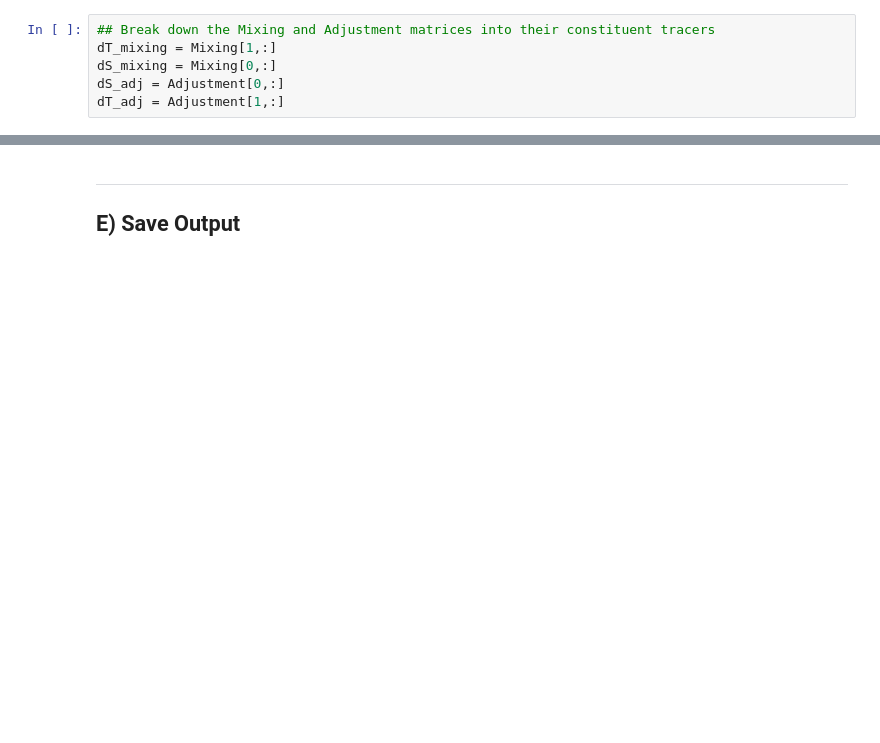
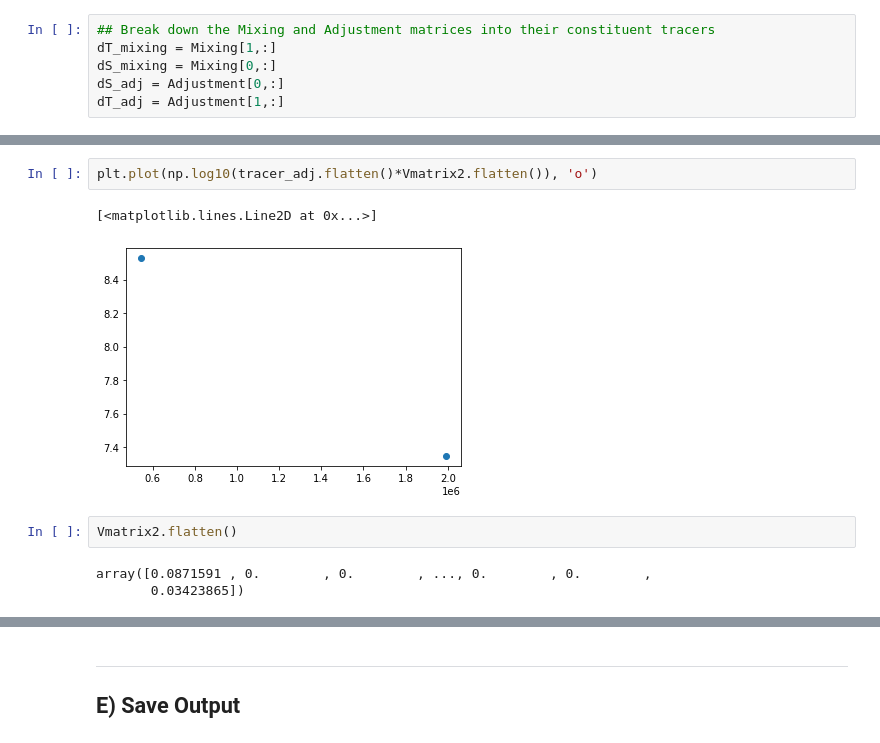
Before and after one commit to taimoorsohail/Min_Max_Transform, a Jupyter notebook: ACCESS_CM2/MTM_ACCESS.ipynb, the cells around one changed output, grey strips where cells are left out. Cells and saved outputs as stored; diff of their text form; blank space fills up the shorter version.

```diff
--- a/ACCESS_CM2/MTM_ACCESS.ipynb
+++ b/ACCESS_CM2/MTM_ACCESS.ipynb
@@ -596,0 +875,10 @@ dT_adj = Adjustment[1,:]
+# %%
+plt.plot(np.log10(tracer_adj.flatten()*Vmatrix2.flatten()), 'o')
+# %% [output]
+[<matplotlib.lines.Line2D at 0x...>]
+[figure, added]
+# %%
+Vmatrix2.flatten()
+# %% [output]
+array([0.0871591 , 0.        , 0.        , ..., 0.        , 0.        ,
+       0.03423865])
```
Also changed, not shown: parts of 42 cells of this notebook, 9 other files.
